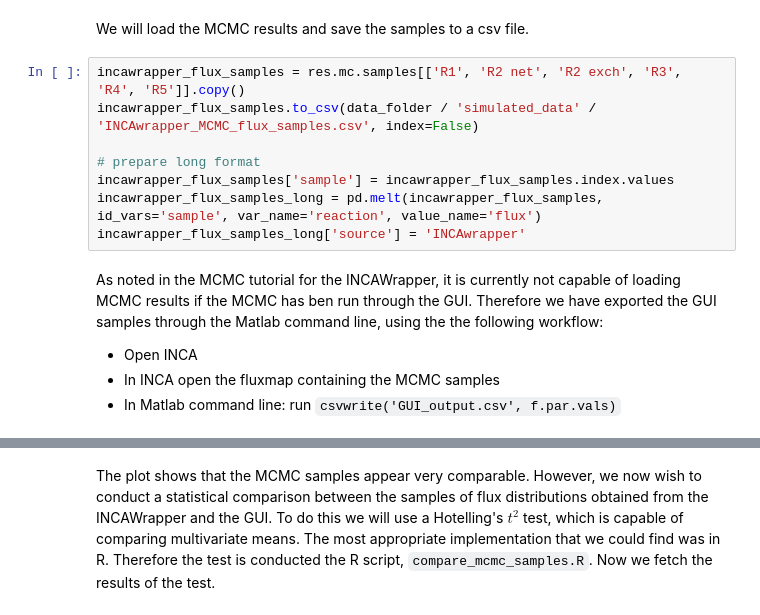
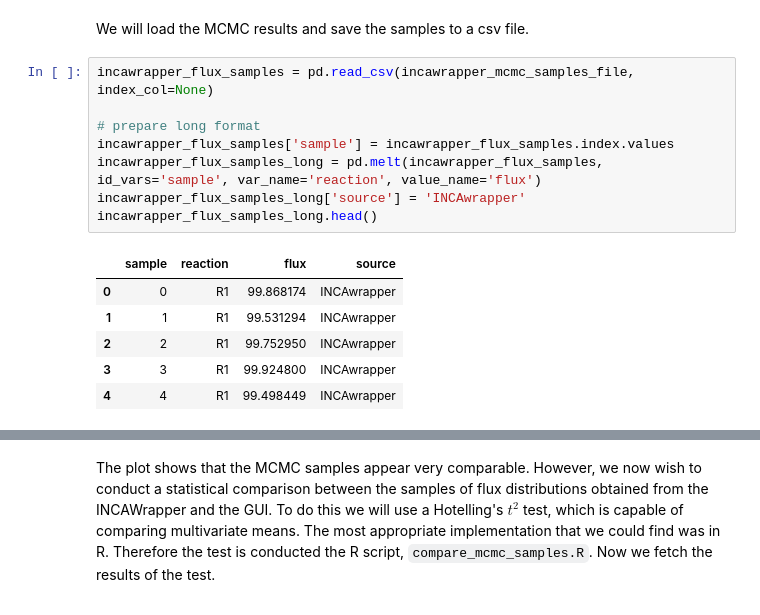
Before and after one commit to biosustain/incawrapper, a Jupyter notebook: docs/examples/validation_toy_model.ipynb, the cells around one changed output, grey strips where cells are left out. Drawn from its saved outputs; the diff is of its cells as text.

```diff
--- a/docs/examples/validation_toy_model.ipynb
+++ b/docs/examples/validation_toy_model.ipynb
@@ -125,17 +47,19 @@ res = incawrapper.INCAResults(output_file, load_mc_data=True)
 # %% [markdown]
 We will load the MCMC results and save the samples to a csv file.
 # %%
-incawrapper_flux_samples = res.mc.samples[['R1', 'R2 net', 'R2 exch', 'R3', 'R4', 'R5']].copy()
-incawrapper_flux_samples.to_csv(data_folder / 'simulated_data' / 'INCAwrapper_MCMC_flux_samples.csv', index=False)
+incawrapper_flux_samples = pd.read_csv(incawrapper_mcmc_samples_file, index_col=None)
 
 # prepare long format
 incawrapper_flux_samples['sample'] = incawrapper_flux_samples.index.values
 incawrapper_flux_samples_long = pd.melt(incawrapper_flux_samples, id_vars='sample', var_name='reaction', value_name='flux')
 incawrapper_flux_samples_long['source'] = 'INCAwrapper'
+incawrapper_flux_samples_long.head()
+# %% [output]
+|  | sample | reaction | flux | source |
+| 0 | 0 | R1 | 99.868174 | INCAwrapper |
+| 1 | 1 | R1 | 99.531294 | INCAwrapper |
+| 2 | 2 | R1 | 99.752950 | INCAwrapper |
+| 3 | 3 | R1 | 99.924800 | INCAwrapper |
+| 4 | 4 | R1 | 99.498449 | INCAwrapper |
-# %% [markdown]
-As noted in the MCMC tutorial for the INCAWrapper, it is currently not capable of loading MCMC results if the MCMC has ben run through the GUI. Therefore we have exported the GUI samples through the Matlab command line, using the the following workflow:
-- Open INCA
-- In INCA open the fluxmap containing the MCMC samples
-- In Matlab command line: run `csvwrite('GUI_output.csv', f.par.vals)`
 # %%
 # Load GUI flux samples
```
Also changed, not shown: parts of 16 cells of this notebook.
